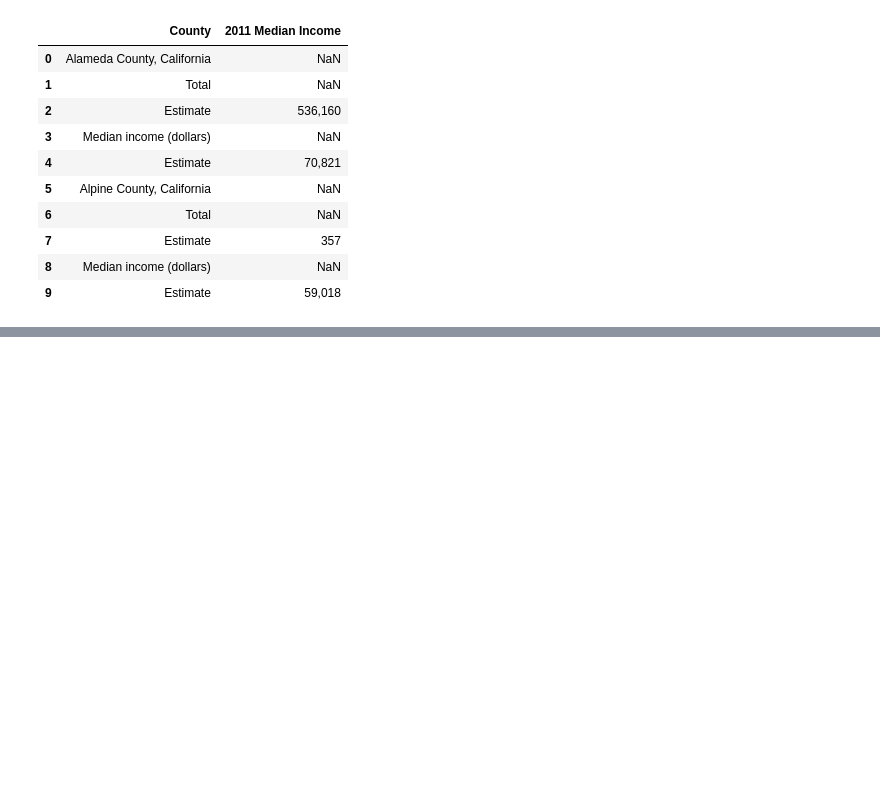
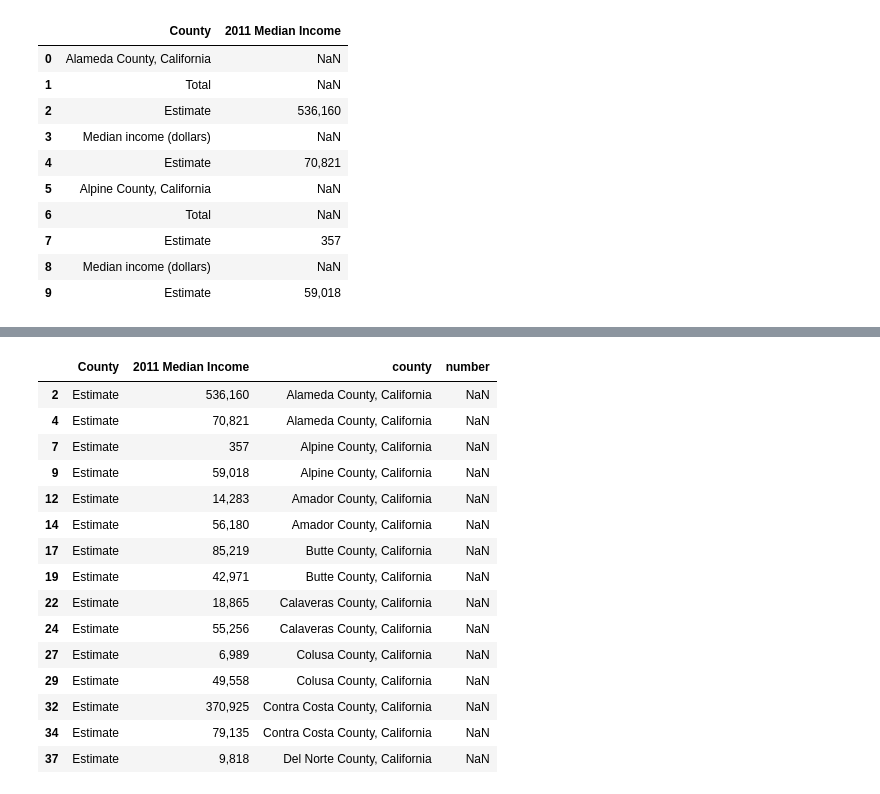
Before and after one commit to rune-encoder/Project-1, a Jupyter notebook: notebooks/individual_work/bryce_exploration/Data Cleaning/CA_County_Income_Cleaned.ipynb, the cells around one changed output, grey strips where cells are left out. Saved outputs shown, nothing was run; the diff lists cells and outputs as text; code cells hidden in the pictures; blank space fills up the shorter version.

```diff
--- a/notebooks/individual_work/bryce_exploration/Data Cleaning/CA_County_Income_Cleaned.ipynb
+++ b/notebooks/individual_work/bryce_exploration/Data Cleaning/CA_County_Income_Cleaned.ipynb
@@ -279,10 +279,10 @@ ca_11_df.head(10)
 | 9 | Estimate | 59,018 |
 # %%
 #Moving County names
-ca_10_df['county'] = ca_10_df['County'].where(ca_10_df['County'].str.contains('County'))
+ca_11_df['county'] = ca_11_df['County'].where(ca_11_df['County'].str.contains('County'))
 
-ca_10_df['county'] = ca_10_df['county'].ffill()
+ca_11_df['county'] = ca_11_df['county'].ffill()
 
-ca_10_df = ca_10_df.loc[~ca_10_df['County'].str.contains('County')]
+ca_11_df = ca_11_df.loc[~ca_11_df['County'].str.contains('County')]
 
-ca_10_df.head(15)
+ca_11_df.head(15)
@@ -288,0 +306,11 @@ ca_10_df.head(15)
+# %%
+#Moving values
+filter_number = ca_11_df["County"].str.contains("Number")
+
+filter_num_true = filter_number.loc[filter_number].index
+
+filter_num_plus = filter_number.loc[filter_number].index+1
+
+value = ca_11_df.loc[filter_num_plus,["2011 Median Income"]]
+
+ca_11_df.head(15)
@@ -288,0 +334,26 @@ ca_10_df.head(15)
+# %%
+#Moving Median Income Values
+ca_11_df['number'] = ca_11_df["2011 Median Income"].where(ca_11_df.index.isin(filter_num_plus))
+
+#ca_10_df['number'] = ca_10_df['number'].ffill()
+
+ca_11_df = ca_11_df.loc[~ca_11_df['2011 Median Income'].isnull()]
+
+ca_11_df.head(15)
+# %% [output]
+|  | County | 2011 Median Income | county | number |
+| 2 | Estimate | 536,160 | Alameda County, California | NaN |
+| 4 | Estimate | 70,821 | Alameda County, California | NaN |
+| 7 | Estimate | 357 | Alpine County, California | NaN |
+| 9 | Estimate | 59,018 | Alpine County, California | NaN |
+| 12 | Estimate | 14,283 | Amador County, California | NaN |
+| 14 | Estimate | 56,180 | Amador County, California | NaN |
+| 17 | Estimate | 85,219 | Butte County, California | NaN |
+| 19 | Estimate | 42,971 | Butte County, California | NaN |
+| 22 | Estimate | 18,865 | Calaveras County, California | NaN |
+| 24 | Estimate | 55,256 | Calaveras County, California | NaN |
+| 27 | Estimate | 6,989 | Colusa County, California | NaN |
+| 29 | Estimate | 49,558 | Colusa County, California | NaN |
+| 32 | Estimate | 370,925 | Contra Costa County, California | NaN |
+| 34 | Estimate | 79,135 | Contra Costa County, California | NaN |
+| 37 | Estimate | 9,818 | Del Norte County, California | NaN |
```
Also changed, not shown: parts of 47 cells of this notebook, 1 other file.
